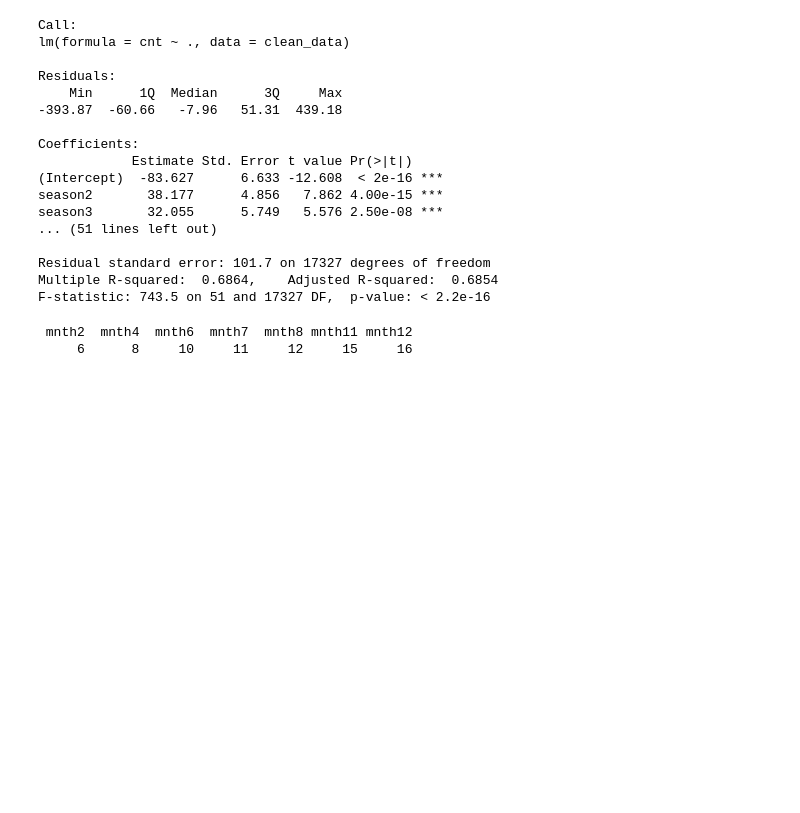
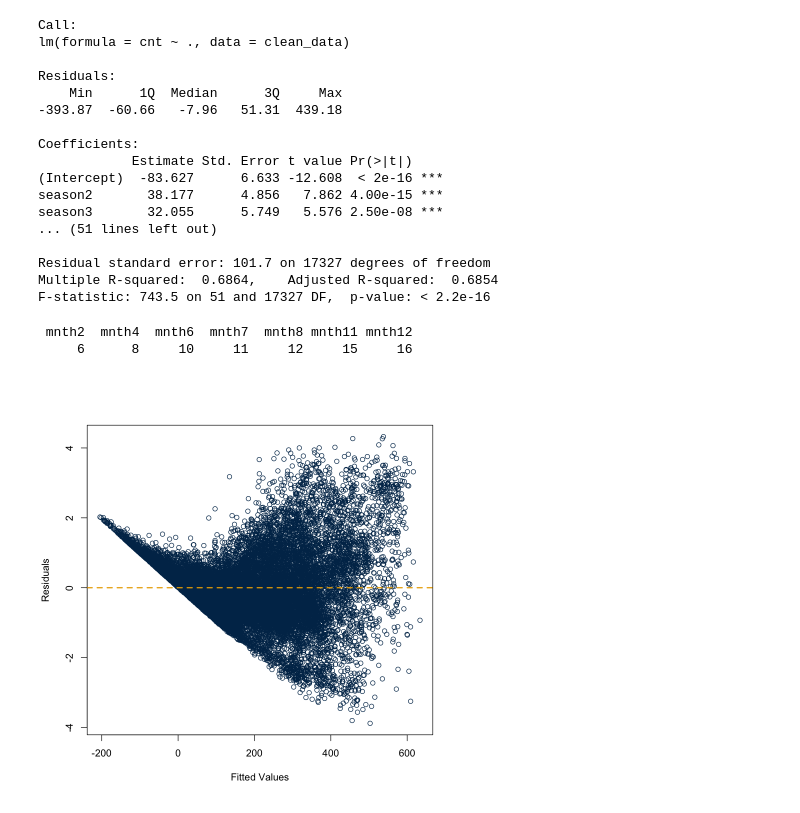
Before and after one commit to Ken-Huh/sat-exam, a Jupyter notebook: Untitled.ipynb, the cells around one changed output. Drawn from its saved outputs; the diff is of its cells as text; code cells hidden in the pictures; blank space fills up the shorter version.

```diff
--- a/Untitled.ipynb
+++ b/Untitled.ipynb
@@ -158,6 +158,20 @@ F-statistic: 743.5 on 51 and 17327 DF,  p-value: < 2.2e-16
 # %%
 
 print(which(summary(model1)$coeff[, 4] > 0.05))
+
+resids <- rstandard(model1)
+fits <- model1$fitted
+
+# Plot the standardized residuals against fitted values.
+plot(fits, resids,
+    xlab = "Fitted Values",
+    ylab = "Residuals",
+    main = "",
+    col = gtblue)
+abline(0, 0,
+       col = buzzgold,
+       lty = 2, lwd = 2)
 # %% [output]
  mnth2  mnth4  mnth6  mnth7  mnth8 mnth11 mnth12
      6      8     10     11     12     15     16
+[figure, added]
```
Also changed, not shown: parts of 1 cell of this notebook, 10 other files.
